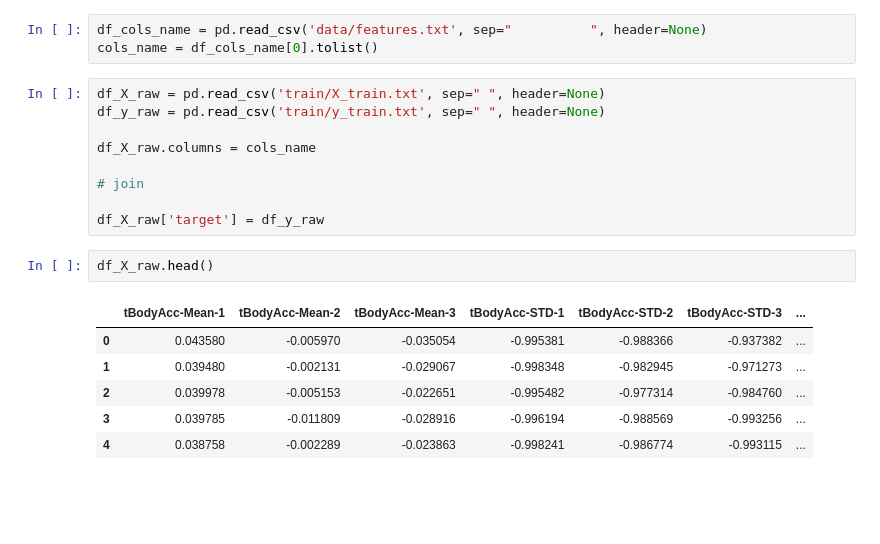
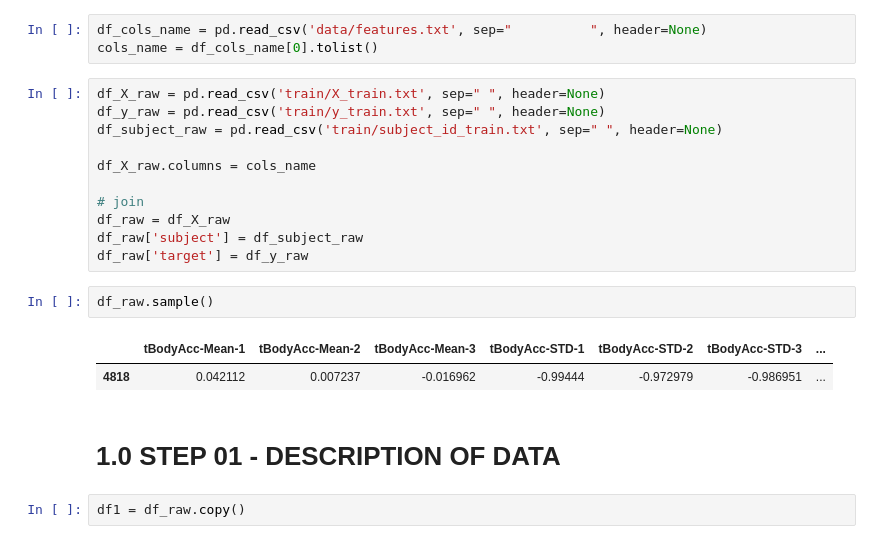
Before and after one commit to panambY/Human_Activity_Recognition, a Jupyter notebook: Human_Activity_Recognition.ipynb, the cells around one changed output. Drawn from its saved outputs; the diff is of its cells as text; blank space fills up the shorter version.

Commit message:
step 1 started

```diff
--- a/Human_Activity_Recognition.ipynb
+++ b/Human_Activity_Recognition.ipynb
@@ -43,18 +43,20 @@ cols_name = df_cols_name[0].tolist()
 # %%
 df_X_raw = pd.read_csv('train/X_train.txt', sep=" ", header=None)
 df_y_raw = pd.read_csv('train/y_train.txt', sep=" ", header=None)
+df_subject_raw = pd.read_csv('train/subject_id_train.txt', sep=" ", header=None)
 
 df_X_raw.columns = cols_name
 
 # join
-
-df_X_raw['target'] = df_y_raw
+df_raw = df_X_raw
+df_raw['subject'] = df_subject_raw
+df_raw['target'] = df_y_raw
-# %%
-df_X_raw.head()
-# %% [output]
-|  | tBodyAcc-Mean-1 | tBodyAcc-Mean-2 | tBodyAcc-Mean-3 | tBodyAcc-STD-1 | tBodyAcc-STD-2 | tBodyAcc-STD-3 | ... |
-| 0 | 0.043580 | -0.005970 | -0.035054 | -0.995381 | -0.988366 | -0.937382 | ... |
-| 1 | 0.039480 | -0.002131 | -0.029067 | -0.998348 | -0.982945 | -0.971273 | ... |
-| 2 | 0.039978 | -0.005153 | -0.022651 | -0.995482 | -0.977314 | -0.984760 | ... |
-| 3 | 0.039785 | -0.011809 | -0.028916 | -0.996194 | -0.988569 | -0.993256 | ... |
-| 4 | 0.038758 | -0.002289 | -0.023863 | -0.998241 | -0.986774 | -0.993115 | ... |
+# %%
+df_raw.sample()
+# %% [output]
+|  | tBodyAcc-Mean-1 | tBodyAcc-Mean-2 | tBodyAcc-Mean-3 | tBodyAcc-STD-1 | tBodyAcc-STD-2 | tBodyAcc-STD-3 | ... |
+| 4818 | 0.042112 | 0.007237 | -0.016962 | -0.99444 | -0.972979 | -0.986951 | ... |
+# %% [markdown]
+# 1.0 STEP 01 - DESCRIPTION OF DATA
+# %%
+df1 = df_raw.copy()
```
